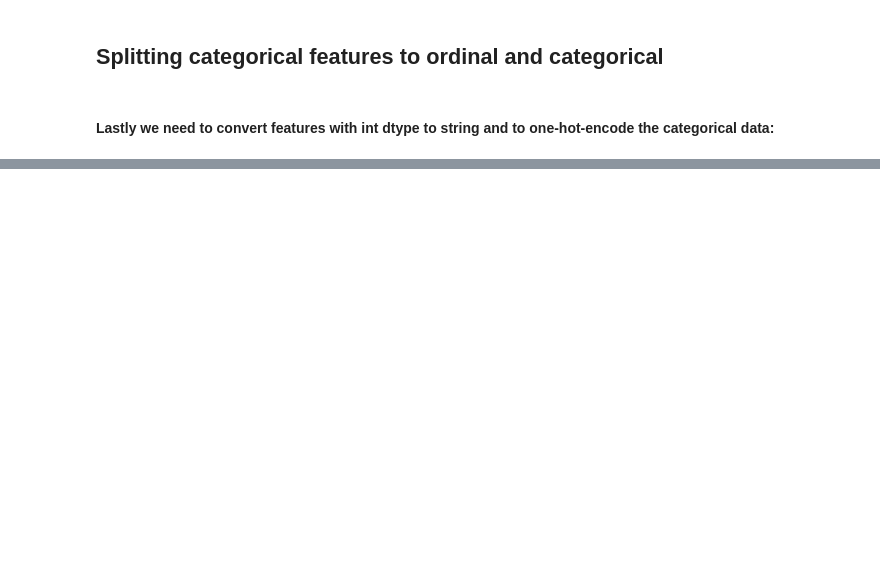
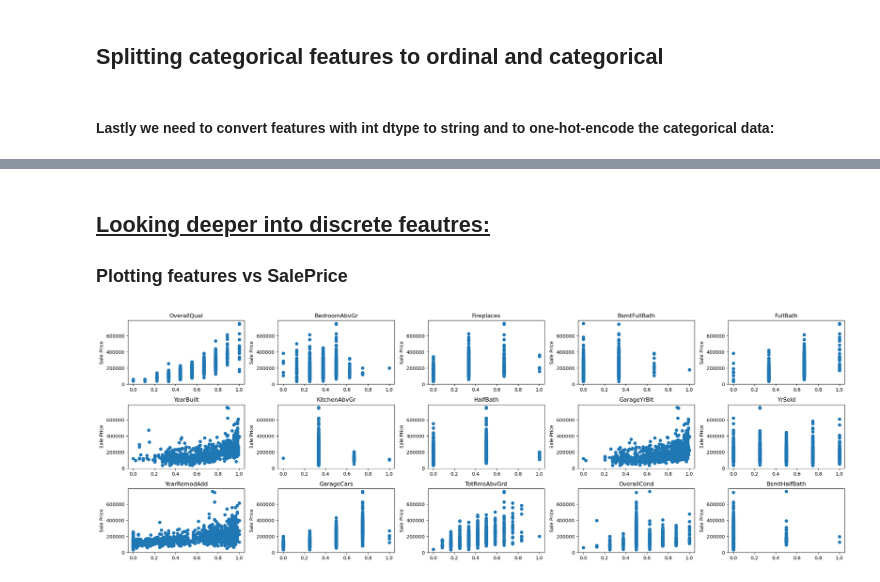
Before and after one commit to tryko/y_data_Itay_asaf_, a Jupyter notebook: Kaggle/ASAF3.ipynb, the cells around one changed output, grey strips where cells are left out. Saved outputs shown, nothing was run; the diff lists cells and outputs as text; code cells hidden in the pictures; blank space fills up the shorter version.

```diff
--- a/Kaggle/ASAF3.ipynb
+++ b/Kaggle/ASAF3.ipynb
@@ -48,6 +51,7 @@ for column in columns_with_missing_values:
 ### Same for LotFrontage and MasVnrArea as NaN means no linear feet of street connected to property
 # %%
 train.GarageYrBlt.fillna(0,inplace=True)
+train.GarageYrBlt[train.GarageYrBlt == 0] = train.YearBuilt[train.GarageYrBlt == 0]
 train.LotFrontage.fillna(0,inplace=True)
 train.MasVnrArea.fillna(0,inplace=True)
 numeric_features = train.drop(["SalePrice"],axis=1).select_dtypes(exclude=["object"])
@@ -303,13 +199,0 @@ plt.tight_layout()
-# %%
-y= train.SalePrice.values
-
-# Train a random forest classifier on the iris data
-clf = RandomForestClassifier()
-clf.fit(categorical_features, y)
-
-# Calculate the feature importances
-importances = clf.feature_importances_
-
-# Print the feature importances
-for feature, importance in zip(categorical_features.columns, importances):
-    print(f"Feature: {feature}, Importance: {importance}")
@@ -317,0 +214,26 @@ ValueError: could not convert string to float: 'RL'
+# %% [markdown]
+## <ins>Looking deeper into discrete feautres:
+
+
+### Plotting features vs SalePrice
+# %%
+plt.figure(figsize = (22,22))
+scaler = MinMaxScaler()
+scaled_df = pd.DataFrame(scaler.fit_transform(discrete_features),columns=discrete_features.columns)
+for i,col in enumerate(scaled_df.columns):
+
+
+    plt.subplot(9,5,i+1)
+
+    x = scaled_df[col]
+    y = train.SalePrice.values
+    plt.scatter(x,y)
+    # Add a title and labels to the x and y axes
+    plt.title("{}".format(col))
+    plt.ylabel("Sale Price")
+
+    # Show the plot
+
+plt.tight_layout()
+# %% [output]
+[figure, added]
```
Also changed, not shown: parts of 76 cells of this notebook.
